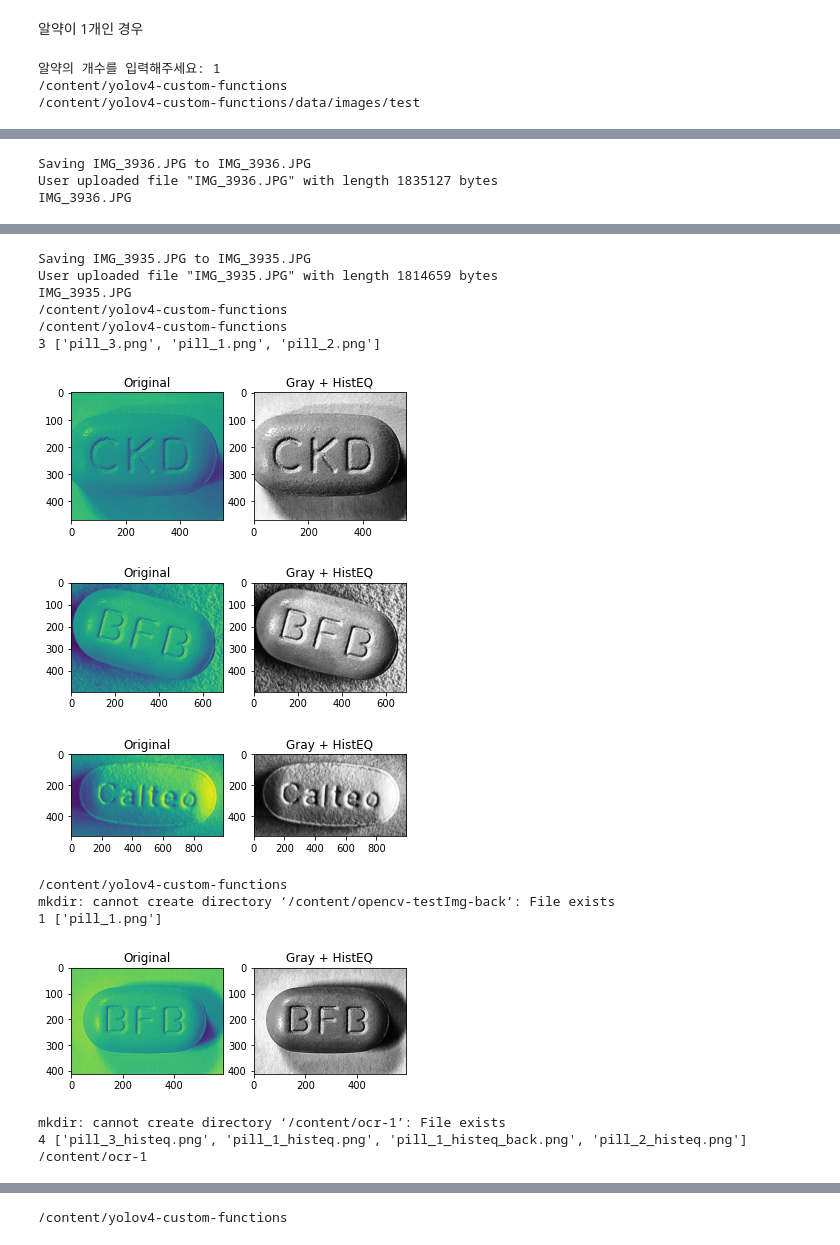
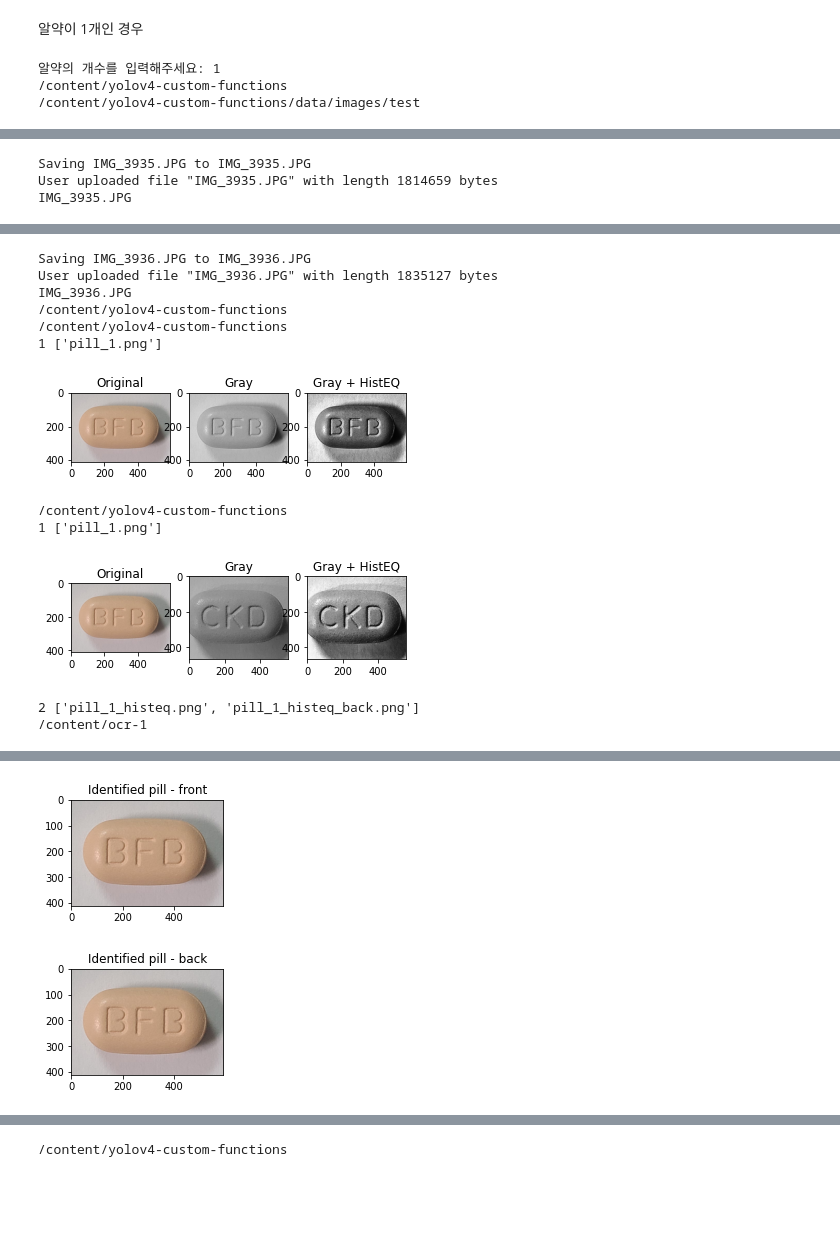
Before and after one commit to jung-youjin/dip-pillow, a Jupyter notebook: colab/(찐)FinalCode_NEW.ipynb, the cells around one changed output, grey strips where cells are left out. Drawn from its saved outputs; the diff is of its cells as text; code cells hidden in the pictures; blank space fills up the shorter version.

```diff
--- a/colab/(찐)FinalCode_NEW.ipynb
+++ b/colab/(찐)FinalCode_NEW.ipynb
@@ -309,14 +286,21 @@ if search == '1':
   file_list = os.listdir('/content/opencv-testImg/')
   print(len(file_list), file_list)
 
+  plotNum = 131
   for i in range(1,len(file_list)+1):
     img = cv2.imread('/content/opencv-testImg/pill_%s.png' %i, cv2.IMREAD_GRAYSCALE) #여기 경로 바꾸기
+    orgin_img = cv2.imread('/content/opencv-testImg/pill_%s.png' %i)
+    img2 = cv2.cvtColor(orgin_img, cv2.COLOR_BGR2RGB)
     img_enhanced = cv2.equalizeHist(img)
     clahe = cv2.createCLAHE(clipLimit=2.0, tileGridSize=(8,8))
     cl1=clahe.apply(img_enhanced)
-    plt.subplot(121),plt.imshow(img),plt.title('Original')
-    plt.subplot(122),plt.imshow(cl1, cmap='gray'),plt.title('Gray + HistEQ')
+    img1 = cv2.cvtColor(img2, cv2.COLOR_BGR2RGB)
+    plt.subplot(plotNum),plt.imshow(img2),plt.title('Original')
+    plt.subplot(plotNum+1),plt.imshow(img, cmap='gray'),plt.title('Gray')
+    cl11 = cv2.cvtColor(cl1, cv2.COLOR_BGR2RGB)
+    plt.subplot(plotNum+2),plt.imshow(cl11, cmap='gray'),plt.title('Gray + HistEQ')
     plt.show()
+    plotNum = plotNum + 100
 
     save = plt.imsave('pill_%s_histeq.png' %i, cl1, cmap='gray')
 
@@ -330,12 +314,18 @@ if search == '1':
 
   for i in range(1,len(file_list)+1):
     img = cv2.imread('/content/opencv-testImg-back/pill_%s.png' %i, cv2.IMREAD_GRAYSCALE) #여기 경로 바꾸기
+    orgin_img = cv2.imread('/content/opencv-testImg-back/pill_%s.png' %i)
+    img2 = cv2.cvtColor(orgin_img, cv2.COLOR_BGR2RGB)
     img_enhanced = cv2.equalizeHist(img)
     clahe = cv2.createCLAHE(clipLimit=2.0, tileGridSize=(8,8))
     cl1=clahe.apply(img_enhanced)
-    plt.subplot(121),plt.imshow(img),plt.title('Original')
-    plt.subplot(122),plt.imshow(cl1, cmap='gray'),plt.title('Gray + HistEQ')
+    img1 = cv2.cvtColor(img2, cv2.COLOR_BGR2RGB)
+    plt.subplot(plotNum),plt.imshow(img2),plt.title('Original')
+    plt.subplot(plotNum+1),plt.imshow(img, cmap='gray'),plt.title('Gray')
+    cl11 = cv2.cvtColor(cl1, cv2.COLOR_BGR2RGB)
+    plt.subplot(plotNum+2),plt.imshow(cl11, cmap='gray'),plt.title('Gray + HistEQ')
     plt.show()
+    plotNum = plotNum + 100
 
     save = plt.imsave('pill_%s_histeq_back.png' %i, cl1, cmap='gray')
 
@@ -440,61 +430,62 @@ if search == '1':
     print("Failed to detect text on the identified pill\n")
 
   img = cv2.imread('/content/opencv-testImg/pill_%s.png' %inc, cv2.IMREAD_COLOR) #여기 경로 바꾸기
+  orgin_img = cv2.imread('/content/opencv-testImg/pill_%s.png' %i)
+  img2 = cv2.cvtColor(orgin_img, cv2.COLOR_BGR2RGB)
+
   imgFile = 'pill_' + str(inc) + '.png'
 
-  img = cv2.cvtColor(img, cv2.COLOR_BGR2RGB)
-
-  plt.subplot(121),plt.imshow(img),plt.title('Identified pill - front')
+  plt.subplot(121),plt.imshow(img2),plt.title('Identified pill - front')
   plt.show()
+  inc = inc+1
 
   img = cv2.imread('/content/opencv-testImg-back/pill_%s.png' %inc, cv2.IMREAD_COLOR) #여기 경로 바꾸기
   imgFile = 'pill_' + str(inc) + '.png'
 
-  img = cv2.cvtColor(img, cv2.COLOR_BGR2RGB)
 
-  plt.subplot(122),plt.imshow(img),plt.title('Identified pill - back')
+  i = i+1
+  orgin_img = cv2.imread('/content/opencv-testImg-back/pill_%s.png' %i)
+  img2 = cv2.cvtColor(orgin_img, cv2.COLOR_BGR2RGB)
+
+  plt.subplot(122),plt.imshow(img2),plt.title('Identified pill - back')
   plt.show()
 
 
   if (searchNumText == "0" or searchNumText == "24306"):
     print("\n-------- 검색된 결과값이 없습니다 --------------\n")
     print("\n***************************************")
     print("\n********* 다시 촬영해 주세요 **********\n")
     print("***************************************\n")
     print("\n----------------------------------------------------------\n")
 
   else:
     result = driver.find_element_by_xpath('/html/body/div[1]/section/section/section/article[2]/article/table[1]/tbody/tr[3]/td[2]')
     pillName = line.rstrip("\n")
     print("\n\n-------- 검색된 %s의 약학정보원 결과값 ---------------------------------\n\n" %pillName)
     print(result.text) #엔터
     page = driver.find_element_by_xpath('/html/body/div[1]/section/section/section/article[2]/article/table[1]/tbody/tr[3]/td[7]').click()
     detail = driver.find_element_by_xpath('/html/body/div[1]/section/section/section/article[1]/div/a[1]').click()
     table = driver.find_element_by_xpath('/html/body/div[2]/section/section/section/article[1]/table')
     print(table.text)
     print("\n----------------------------------------------------------\n")
 # %% [output]
 알약의 개수를 입력해주세요: 1
 /content/yolov4-custom-functions
 /content/yolov4-custom-functions/data/images/test
 [interactive output not drawn]
-Saving IMG_3936.JPG to IMG_3936.JPG
-User uploaded file "IMG_3936.JPG" with length 1835127 bytes
-IMG_3936.JPG
+Saving IMG_3935.JPG to IMG_3935.JPG
+User uploaded file "IMG_3935.JPG" with length 1814659 bytes
+IMG_3935.JPG
 [interactive output not drawn]
-Saving IMG_3935.JPG to IMG_3935.JPG
-User uploaded file "IMG_3935.JPG" with length 1814659 bytes
-IMG_3935.JPG
+Saving IMG_3936.JPG to IMG_3936.JPG
+User uploaded file "IMG_3936.JPG" with length 1835127 bytes
+IMG_3936.JPG
 /content/yolov4-custom-functions
 /content/yolov4-custom-functions
-3 ['pill_3.png', 'pill_1.png', 'pill_2.png']
+1 ['pill_1.png']
-[figure, old version]
+[figure, new version]
+/content/yolov4-custom-functions
+1 ['pill_1.png']
-[figure, old version]
+[figure, new version]
-[figure, old version]
-/content/yolov4-custom-functions
-mkdir: cannot create directory ‘/content/opencv-testImg-back’: File exists
-1 ['pill_1.png']
-[figure, old version]
-mkdir: cannot create directory ‘/content/ocr-1’: File exists
-4 ['pill_3_histeq.png', 'pill_1_histeq.png', 'pill_1_histeq_back.png', 'pill_2_histeq.png']
+2 ['pill_1_histeq.png', 'pill_1_histeq_back.png']
 /content/ocr-1
@@ -509,3 +500,5 @@ mkdir: cannot create directory ‘/content/ocr-1’: File exists
 
  >>  벤포벨정
 Ascorbic Acid Coated　52.1mg 외 15
+[figure, new version]
+[figure, new version]
```
Also changed, not shown: parts of 10 cells of this notebook.
